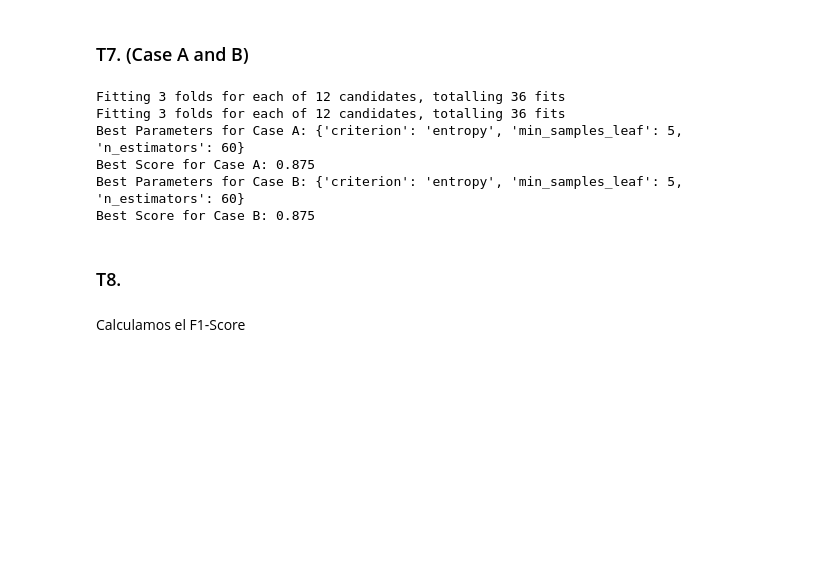
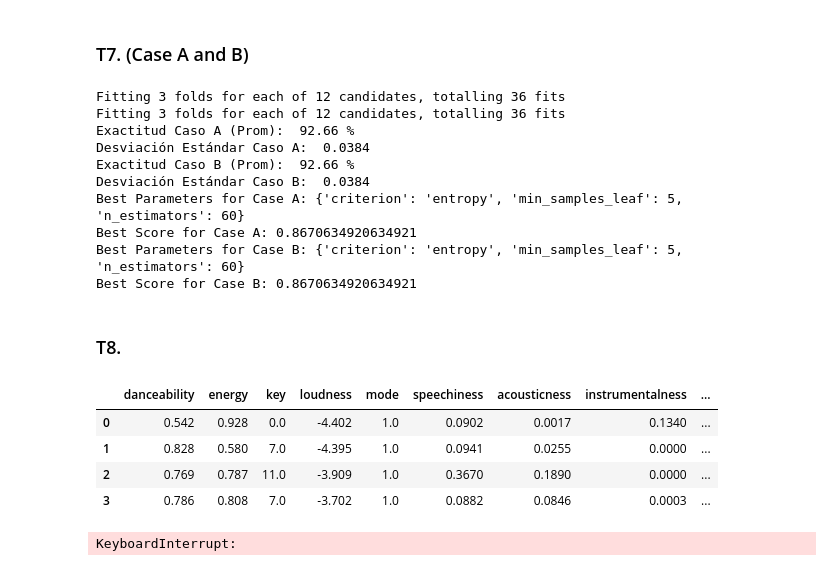
Before and after one commit to pedromartip/Supervised-Learning, a Jupyter notebook: Handout#2.ipynb, the cells around one changed output. Cells and saved outputs as stored; diff of their text form; code cells hidden in the pictures; blank space fills up the shorter version.

```diff
--- a/Handout#2.ipynb
+++ b/Handout#2.ipynb
@@ -537,40 +554,69 @@ param_grid = {
     'criterion':['gini', 'entropy'] # Mide la calidad del split
 }
 
+# Define cross-validation strategy
+rskf = RepeatedStratifiedKFold(n_splits=5, n_repeats=3, random_state=100)
+
 # Inicializamos GridSearchCV con los parámetros definidos en el enunciado
 grid_search_cv = GridSearchCV(estimator=RF, param_grid = param_grid, cv=3, verbose=1, n_jobs=1)
 
-grid_search_cv.fit(xA, yA) # --> Aqui también mirar de cambiar
-best_rf_A = grid_search_cv.best_estimator_
+grid_search_cv.fit(xA, yA)
+modelT7A = grid_search_cv.best_estimator_ # Cogemos el mejor estimador
 
-grid_search_cv.fit(xB, yB) # --> Aqui también mirar de cambiar
-best_rf_B = grid_search_cv.best_estimator_
+grid_search_cv.fit(xB, yB)
+modelT7B = grid_search_cv.best_estimator_ # Cogemos el mejor estimador
+
+# Evaluate the model
+accuracyT7A, predictionsA, precisionT7A, recallT7A, f1_sT7A = calculateModel(xA, yA, rskf, modelT7A)
+accuracyT7B, predictionsB, precisionT7B, recallT7B, f1_sT7B = calculateModel(xB, yB, rskf, modelT7B)
 
 # Print the best parameters and best score
 '''
 Imprimimos los resultados
 '''
-print('Exactitud Caso A (Prom): ',(mean(accuracy_T6A)*100).round(2),'%')
-print('Desviación Estándar Caso A: ',np.std(accuracy_T6A).round(5))
-print('Exactitud Caso B (Prom): ',(mean(accuracy_T6B)*100).round(2),'%')
-print('Desviación Estándar Caso B: ',np.std(accuracy_T6B).round(5))
+print('Exactitud Caso A (Prom): ',(mean(accuracyT7A)*100).round(2),'%')
+print('Desviación Estándar Caso A: ',np.std(accuracyT7A).round(5))
+print('Exactitud Caso B (Prom): ',(mean(accuracyT7A)*100).round(2),'%')
+print('Desviación Estándar Caso B: ',np.std(accuracyT7A).round(5))
 
 print("Best Parameters for Case A:", grid_search_cv.best_params_)
 print("Best Score for Case A:", grid_search_cv.best_score_)
 
 print("Best Parameters for Case B:", grid_search_cv.best_params_)
 print("Best Score for Case B:", grid_search_cv.best_score_)
+
+fill_xlsx(i=9,
+          B=np.mean(accuracyT7A), C=np.std(accuracyT7A),
+          D=np.mean(precisionT7A), E=np.std(precisionT7A),
+          F=np.mean(recallT7A), G=np.std(recallT7A),
+          H=np.mean(f1_sT7A), I=np.std(f1_sT7A),
+          J=np.mean(accuracyT7B), K=np.std(accuracyT7B),
+          L=np.mean(precisionT7B), M=np.std(precisionT7B),
+          N=np.mean(recallT7B), O=np.std(recallT7B),
+          P=np.mean(f1_sT7B), Q=np.std(f1_sT7B))
 # %% [output]
 Fitting 3 folds for each of 12 candidates, totalling 36 fits
 Fitting 3 folds for each of 12 candidates, totalling 36 fits
+Exactitud Caso A (Prom):  92.66 %
+Desviación Estándar Caso A:  0.0384
+Exactitud Caso B (Prom):  92.66 %
+Desviación Estándar Caso B:  0.0384
 Best Parameters for Case A: {'criterion': 'entropy', 'min_samples_leaf': 5, 'n_estimators': 60}
-Best Score for Case A: 0.875
+Best Score for Case A: 0.8670634920634921
 Best Parameters for Case B: {'criterion': 'entropy', 'min_samples_leaf': 5, 'n_estimators': 60}
-Best Score for Case B: 0.875
+Best Score for Case B: 0.8670634920634921
 # %% [markdown]
 ### T8.
-# %% [markdown]
-Calculamos el F1-Score
+# %%
+df = pd.read_csv('ds07_samples.csv')
+Xte, yte = splitDF(df)
+df
+# %% [output]
+|  | danceability | energy | key | loudness | mode | speechiness | acousticness | instrumentalness | ... |
+| 0 | 0.542 | 0.928 | 0.0 | -4.402 | 1.0 | 0.0902 | 0.0017 | 0.1340 | ... |
+| 1 | 0.828 | 0.580 | 7.0 | -4.395 | 1.0 | 0.0941 | 0.0255 | 0.0000 | ... |
+| 2 | 0.769 | 0.787 | 11.0 | -3.909 | 1.0 | 0.3670 | 0.1890 | 0.0000 | ... |
+| 3 | 0.786 | 0.808 | 7.0 | -3.702 | 1.0 | 0.0882 | 0.0846 | 0.0003 | ... |
 # %%
 def plot_class(c, X, y):
     m1 = ['k', 'w']
@@ -586,6 +632,7 @@ npts = 100
 x1s = np.linspace(x1lim[0], x1lim[1], npts)
 x2s = np.linspace(x2lim[0], x2lim[1], npts)
 
+model = modelT7B
 m = np.zeros((npts, npts))
 for k1, x1 in enumerate(x1s):
     for k2, x2 in enumerate(x2s):
@@ -600,3 +647,5 @@ plt.xlabel('$X_1$')
 plt.ylabel('$X_2$')
 plt.legend()
 plt.show()
+# %% [output]
+KeyboardInterrupt:
```
Also changed, not shown: parts of 11 cells of this notebook, 1 other file.
